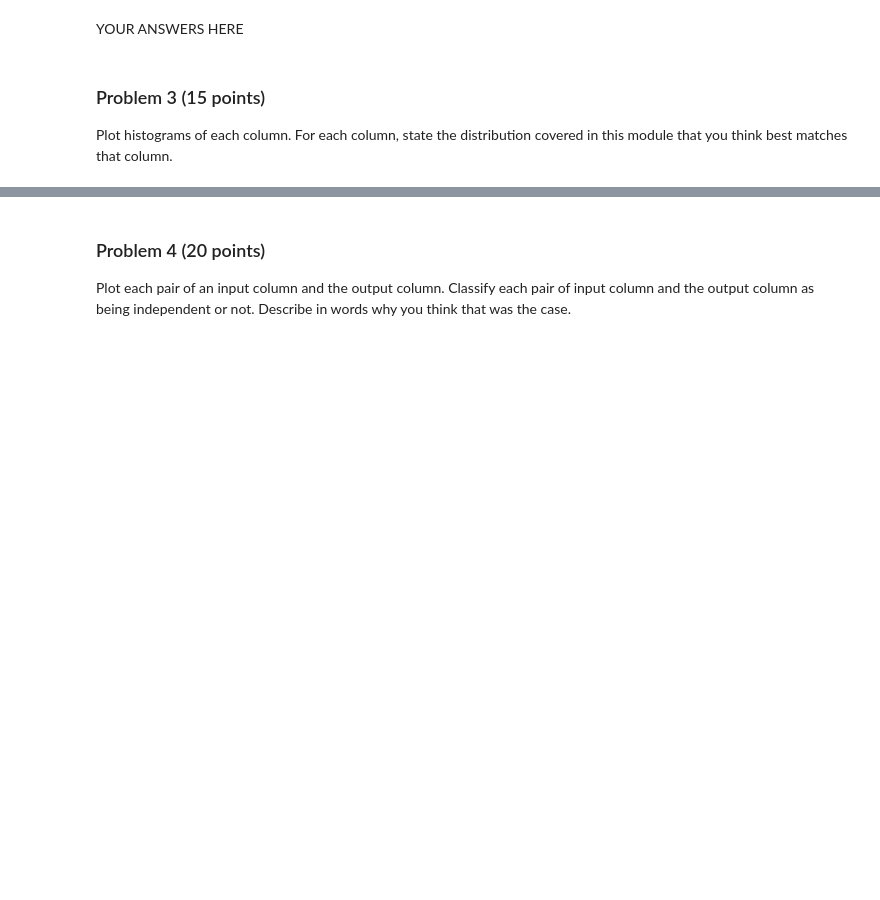
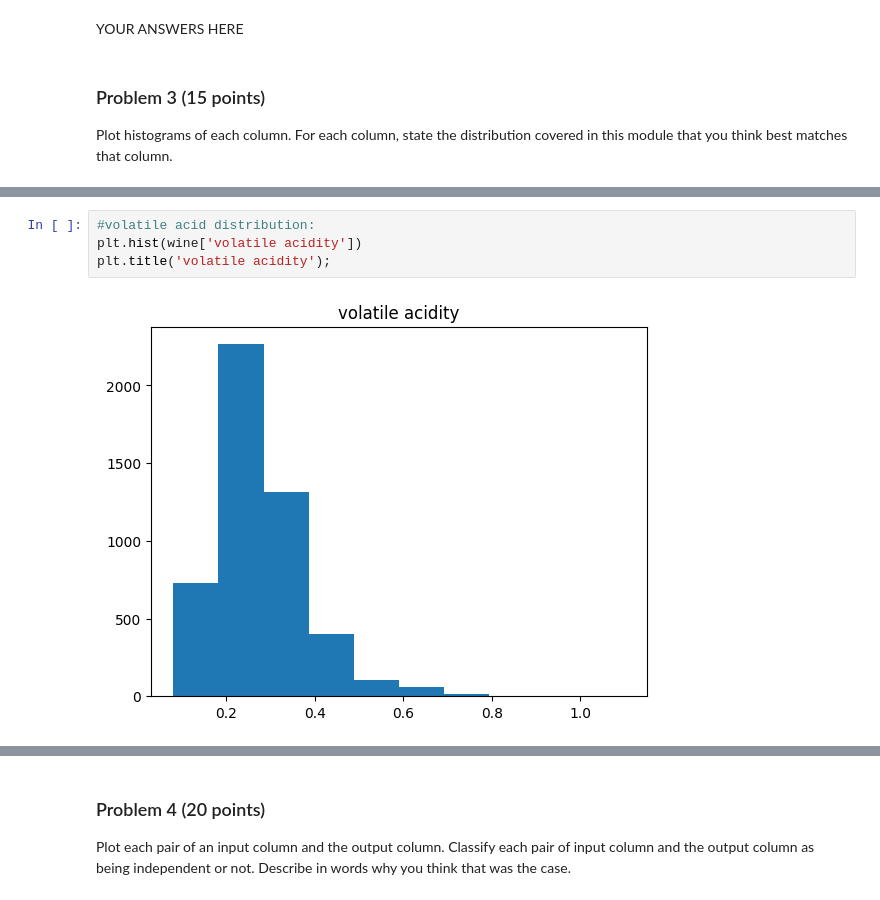
Before and after one commit to brittanygenzmann/dx601-final-project, a Jupyter notebook: project.ipynb, the cells around one changed output, grey strips where cells are left out. Saved outputs shown, nothing was run; the diff lists cells and outputs as text; blank space fills up the shorter version.

```diff
--- a/project.ipynb
+++ b/project.ipynb
@@ -120,0 +124,6 @@ YOUR ANSWERS HERE
+# %%
+#volatile acid distribution:
+plt.hist(wine['volatile acidity'])
+plt.title('volatile acidity');
+# %% [output]
+[figure, added]
```
Also changed, not shown: parts of 13 cells of this notebook.
